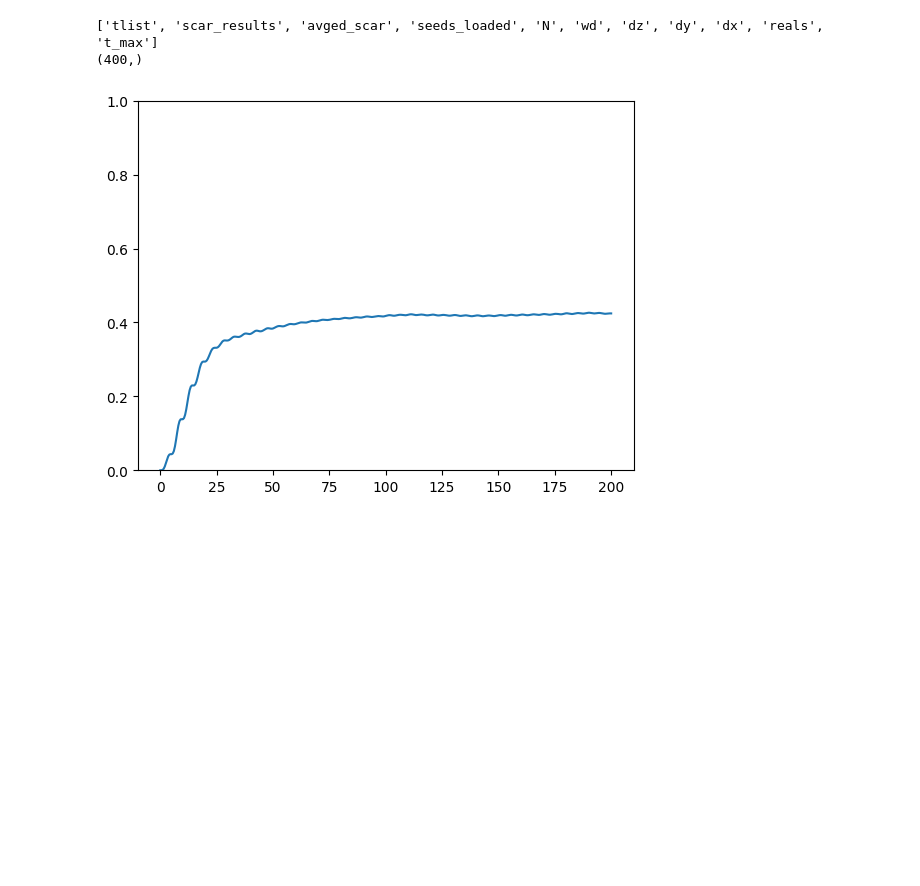
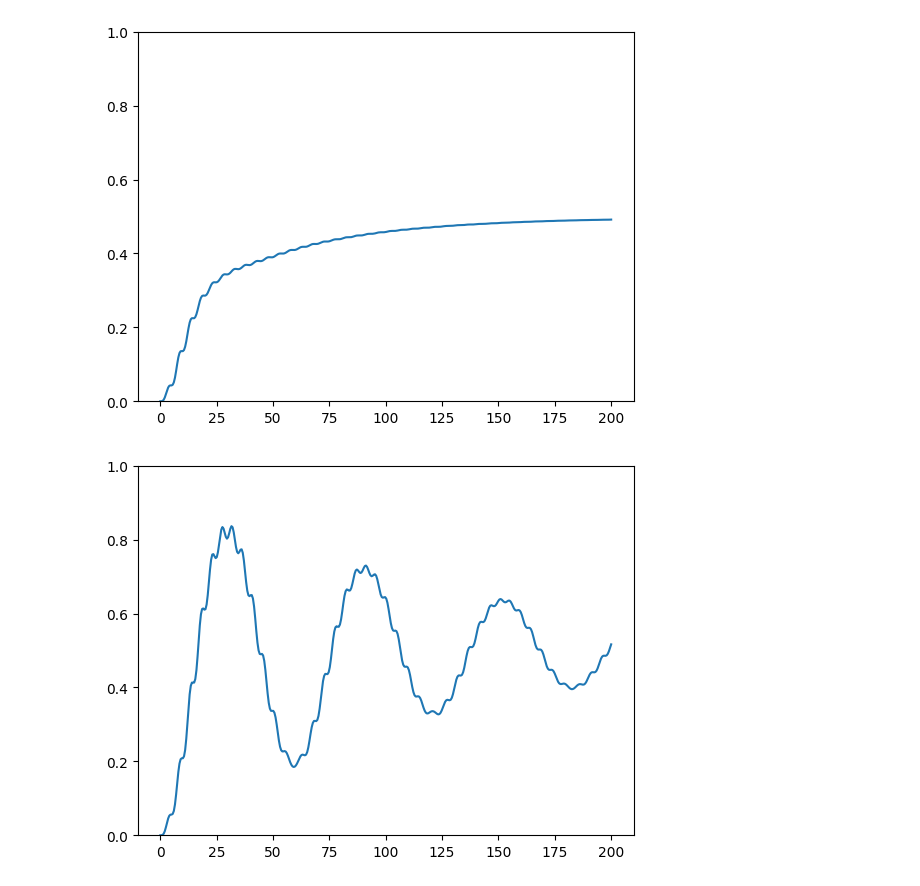
Before and after one commit to Idden/Quantum-Internship, a Jupyter notebook: Quantum_Batteries_Scars/ssh_py_files/plot_ssh.ipynb, the cells around one changed output. Cells and saved outputs as stored; diff of their text form; code cells hidden in the pictures; blank space fills up the shorter version.

```diff
--- a/Quantum_Batteries_Scars/ssh_py_files/plot_ssh.ipynb
+++ b/Quantum_Batteries_Scars/ssh_py_files/plot_ssh.ipynb
@@ -2,21 +2,33 @@
 import numpy as np
 import matplotlib.pyplot as plt
 
-path = "npy_files/Rtau_N8_dz0.0_dy0.0_dx0.3_reals500_tmax200.npz"
+pathx = "npy_files/Rtau_N18_dz0.0_dy0.0_dx0.3_reals426_tmax200_PARTIAL_AVG.npz"
+pathy = "npy_files/Rtau_N18_dz0.0_dy0.3_dx0.0_reals453_tmax200_PARTIAL_AVG.npz"
+pathz = "npy_files/Rtau_N18_dz0.3_dy0.0_dx0.0_reals495_tmax200_PARTIAL_AVG.npz"
 
-data = np.load(path)
-
-print(data.files)          # shows what arrays are inside
-
-tlist = data["tlist"]
-avged_scar = data["avged_scar"]
-scar_results = data["scar_results"]
-
-print(tlist.shape)
-plt.plot(tlist, avged_scar)
-plt.ylim(0,1)
-plt.show()
+datax = np.load(pathx)
+datay = np.load(pathy)
+dataz = np.load(pathz)
-# %% [output]
-['tlist', 'scar_results', 'avged_scar', 'seeds_loaded', 'N', 'wd', 'dz', 'dy', 'dx', 'reals', 't_max']
-(400,)
-[figure, removed]
+# %%
+tlist = datax["tlist"]
+xavged_scar = datax["avged_scar"]
+
+plt.plot(tlist, xavged_scar)
+plt.ylim(0,1)
+plt.show()
+
+tlist = datay["tlist"]
+yavged_scar = datay["avged_scar"]
+
+plt.plot(tlist, yavged_scar)
+plt.ylim(0,1)
+plt.show()
+
+tlist = dataz["tlist"]
+zavged_scar = dataz["avged_scar"]
+plt.plot(tlist, zavged_scar)
+plt.ylim(0,1)
+plt.show()
+# %% [output]
+[figure, added]
+[figure, added]
```
Also changed, not shown: parts of 1 cell of this notebook, 3 other files.
